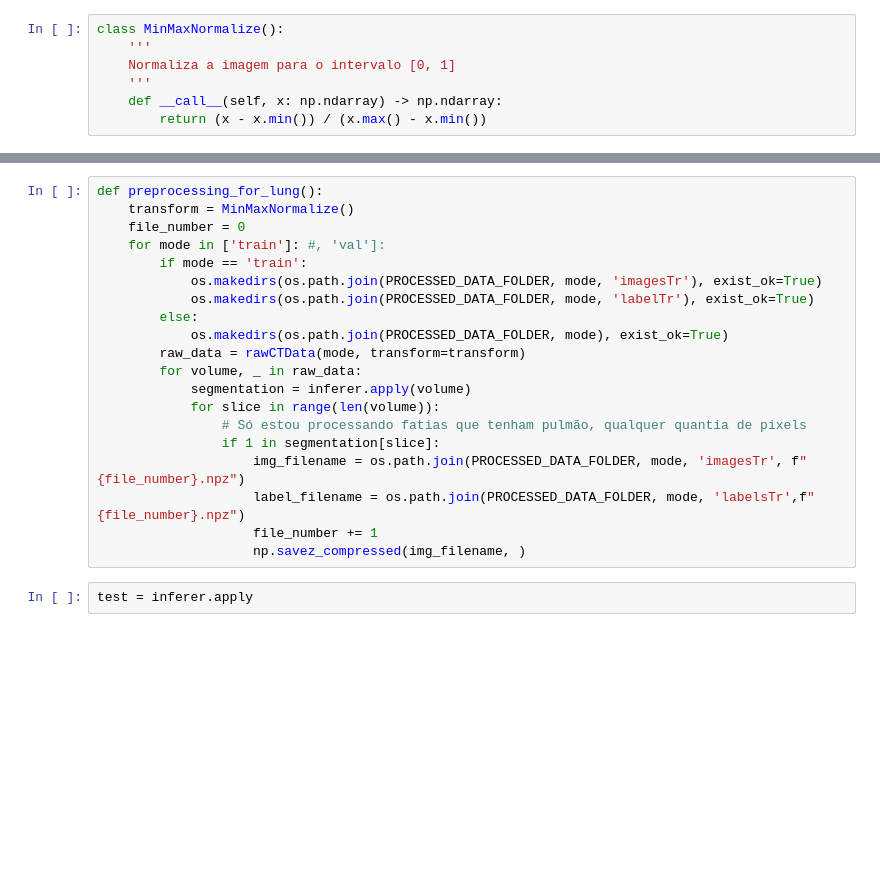
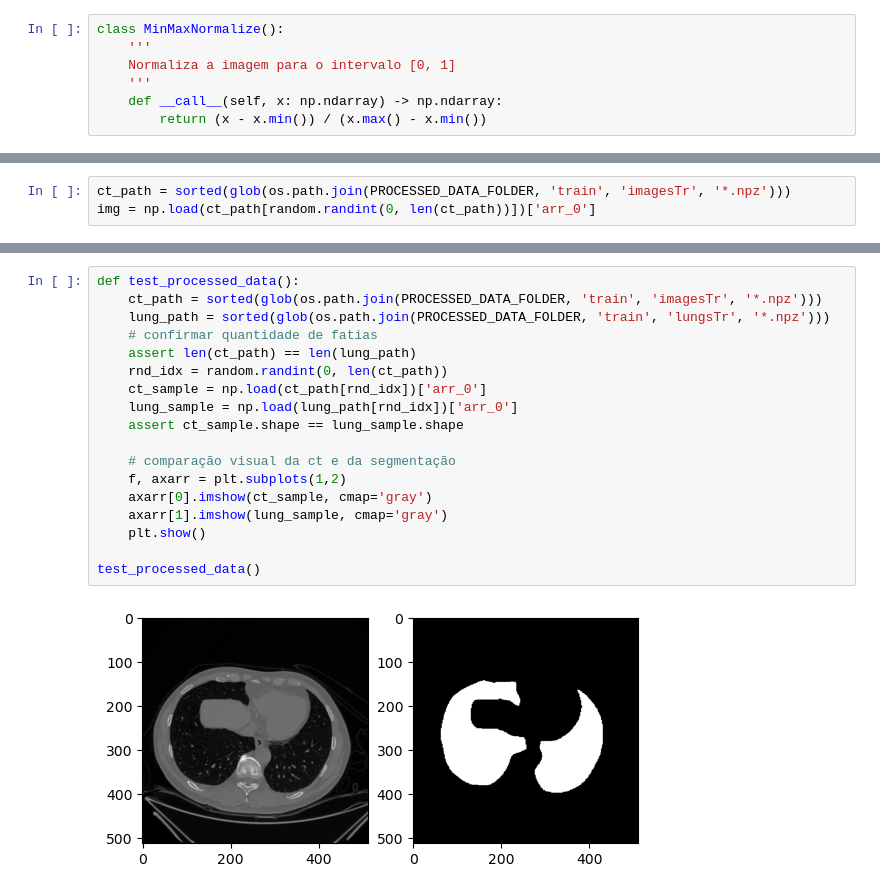
Before and after one commit to julia-cdp/dgm-2024.2, a Jupyter notebook: projetos/PulmoNet/data_classes.ipynb, the cells around one changed output, grey strips where cells are left out. Cells and saved outputs as stored; diff of their text form; blank space fills up the shorter version.

```diff
--- a/projetos/PulmoNet/data_classes.ipynb
+++ b/projetos/PulmoNet/data_classes.ipynb
@@ -113 +151,4 @@ array([0], dtype=uint8)
+# %%
+ct_path = sorted(glob(os.path.join(PROCESSED_DATA_FOLDER, 'train', 'imagesTr', '*.npz')))
+img = np.load(ct_path[random.randint(0, len(ct_path))])['arr_0']
 # %%
@@ -137,25 +158,23 @@ AssertionError:
-# %%
-def preprocessing_for_lung():
-    transform = MinMaxNormalize()
-    file_number = 0
-    for mode in ['train']: #, 'val']:
-        if mode == 'train':
-            os.makedirs(os.path.join(PROCESSED_DATA_FOLDER, mode, 'imagesTr'), exist_ok=True)
-            os.makedirs(os.path.join(PROCESSED_DATA_FOLDER, mode, 'labelTr'), exist_ok=True)
-        else:
-            os.makedirs(os.path.join(PROCESSED_DATA_FOLDER, mode), exist_ok=True)
-        raw_data = rawCTData(mode, transform=transform)
-        for volume, _ in raw_data:
-            segmentation = inferer.apply(volume)
-            for slice in range(len(volume)):
-                # Só estou processando fatias que tenham pulmão, qualquer quantia de pixels
-                if 1 in segmentation[slice]:
-                    img_filename = os.path.join(PROCESSED_DATA_FOLDER, mode, 'imagesTr', f"{file_number}.npz")
-                    label_filename = os.path.join(PROCESSED_DATA_FOLDER, mode, 'labelsTr',f"{file_number}.npz")
-                    file_number += 1
-                    np.savez_compressed(img_filename, )
-# %%
-test = inferer.apply
+# %%
+def test_processed_data():
+    ct_path = sorted(glob(os.path.join(PROCESSED_DATA_FOLDER, 'train', 'imagesTr', '*.npz')))
+    lung_path = sorted(glob(os.path.join(PROCESSED_DATA_FOLDER, 'train', 'lungsTr', '*.npz')))
+    # confirmar quantidade de fatias
+    assert len(ct_path) == len(lung_path)
+    rnd_idx = random.randint(0, len(ct_path))
+    ct_sample = np.load(ct_path[rnd_idx])['arr_0']
+    lung_sample = np.load(lung_path[rnd_idx])['arr_0']
+    assert ct_sample.shape == lung_sample.shape
+
+    # comparação visual da ct e da segmentação
+    f, axarr = plt.subplots(1,2)
+    axarr[0].imshow(ct_sample, cmap='gray')
+    axarr[1].imshow(lung_sample, cmap='gray')
+    plt.show()
+
+test_processed_data()
+# %% [output]
+[figure, added]
 # %%
 class lungCTData(Dataset):
     def __init__(self, mode: str, transform: Optional[Callable] = None):
```
Also changed, not shown: parts of 28 cells of this notebook.
